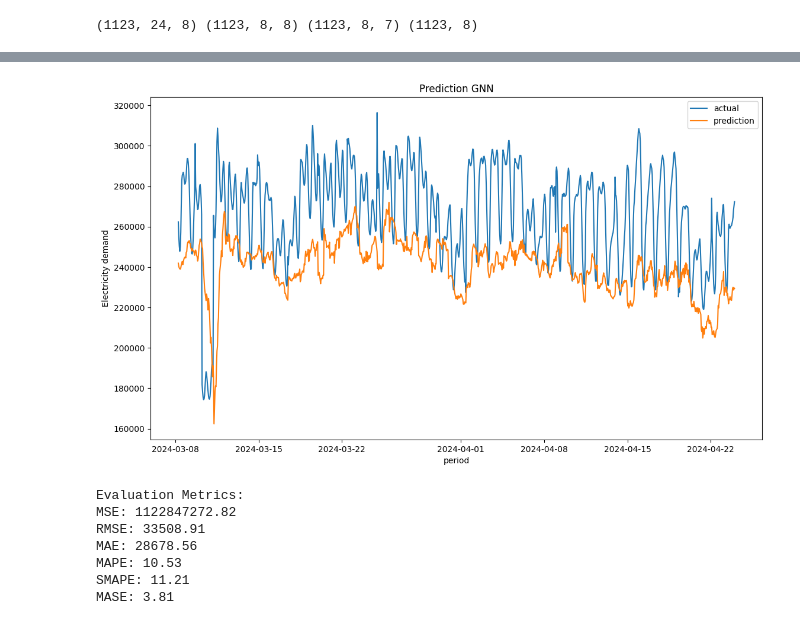
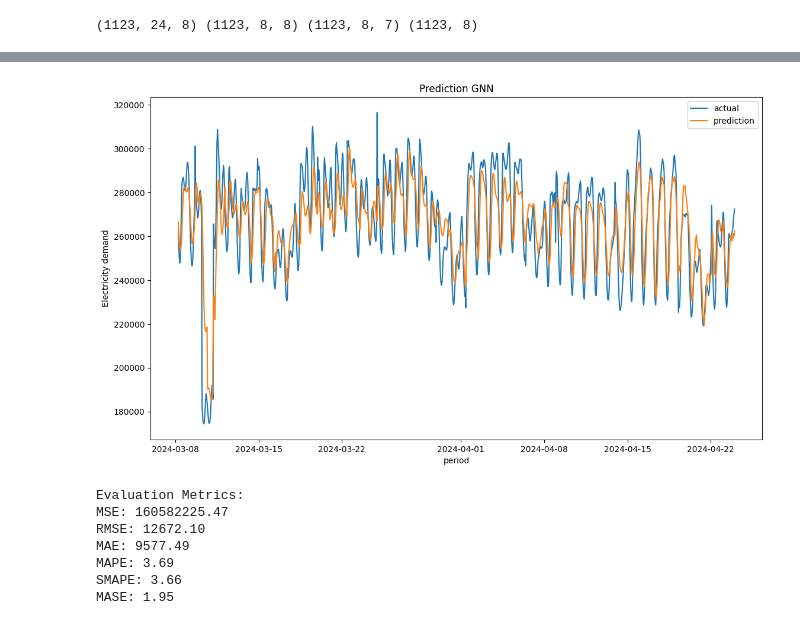
Before and after one commit to samuell07/timeseries-forecasting, a Jupyter notebook: ele/models/electricity-gnn.ipynb, the cells around one changed output, grey strips where cells are left out. Cells and saved outputs as stored; diff of their text form; code cells hidden in the pictures.

```diff
--- a/ele/models/electricity-gnn.ipynb
+++ b/ele/models/electricity-gnn.ipynb
@@ -62,3 +49,8 @@ Length: 11467, dtype: datetime64[ns]
+# %%
+scaler = StandardScaler()
+unscaled_data = df.groupby(date_column).sum().reset_index()
+scaled_data = scaler.fit_transform(df[[target_column]])
+df[target_column] = scaled_data
 # %%
 # pivot_df = df.pivot_table(index=date_column, columns=id_column, values=target_column)
 
@@ -285,15 +261,6 @@ Epoch 11: early stopping
 # %%
 for region, model in enumerate(models):
-
-    pred_valid_all[:, region] = model.predict(
-        [X_valid_seq, X_valid_lap, X_valid_feat]
-    ).ravel()
-    pred_test_all[:, region] = model.predict(
+    pred_test_all[:, region] = scaler.inverse_transform(model.predict(
         [X_test_seq, X_test_lap, X_test_feat]
-    ).ravel()
-
-
-
-reverse_valid = y_valid
-reverse_test = y_test
+    )).ravel()
 # %% [output]
@@ -350,3 +283,4 @@ array([[2.5053e+04, 4.2365e+04, 1.1081e+04, ..., 7.6869e+04, 1.6550e+03,
 # %%
-y_true = np.sum(reverse_test, axis=1)
+y_true = np.sum(scaler.inverse_transform(y_test), axis=1)
 pred = np.sum(pred_test_all, axis=1)
+unscaled_y_train = unscaled_data.iloc[-y_true.shape[0]:]['value']
@@ -353,22 +302,22 @@ pred = np.sum(pred_test_all, axis=1)
 # %%
 fig, ax = plt.subplots(1, 1, figsize=(1280 / 96, 720 / 96))
-ax.plot(unique_dates[-len(pred):], np.sum(y_test, axis=1)-1, label="actual")
+ax.plot(unique_dates[-len(pred):], y_true-1, label="actual")
 ax.plot(unique_dates[-len(pred):], pred-1, label="prediction")
 ax.set_title("Prediction GNN")
 ax.set_ylabel("Electricity demand")
 ax.set_xlabel(date_column)
 ax.legend()
 ax.xaxis.set_major_locator(mdates.AutoDateLocator())
 plt.show()
 # %% [output]
-[figure, old version]
+[figure, new version]
 # %%
-print_evaluation_metrics(pred-1, y_true-1, np.sum(y_train, axis=1)-1)
+print_evaluation_metrics(pred-1, y_true-1, unscaled_y_train -1)
 # %% [output]
 Evaluation Metrics:
-MSE: 1122847272.82
-RMSE: 33508.91
-MAE: 28678.56
-MAPE: 10.53
-SMAPE: 11.21
-MASE: 3.81
+MSE: 160582225.47
+RMSE: 12672.10
+MAE: 9577.49
+MAPE: 3.69
+SMAPE: 3.66
+MASE: 1.95
```
Also changed, not shown: parts of 13 cells of this notebook, 11 other files.
